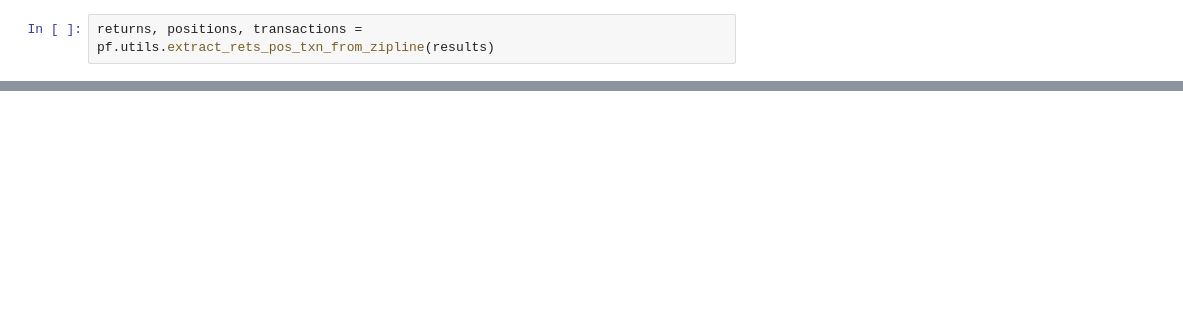
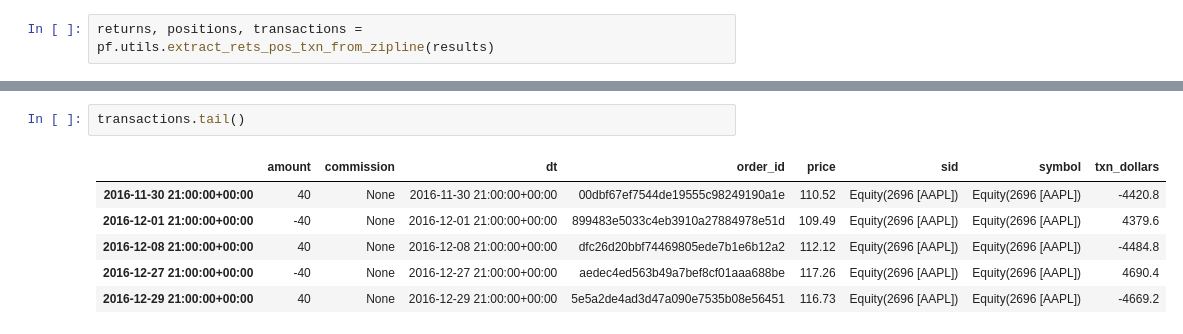
Before and after one commit to minimalgeek/DeepLearning, a Jupyter notebook: Stock/zipline/notebooks/02_strategy.ipynb, the cells around one changed output, grey strips where cells are left out. Cells and saved outputs as stored; diff of their text form; blank space fills up the shorter version.

```diff
--- a/Stock/zipline/notebooks/02_strategy.ipynb
+++ b/Stock/zipline/notebooks/02_strategy.ipynb
@@ -77,3 +75,12 @@ returns, positions, transactions = pf.utils.extract_rets_pos_txn_from_zipline(re
+# %%
+transactions.tail()
+# %% [output]
+|  | amount | commission | dt | order_id | price | sid | symbol | txn_dollars |
+| 2016-11-30 21:00:00+00:00 | 40 | None | 2016-11-30 21:00:00+00:00 | 00dbf67ef7544de19555c98249190a1e | 110.52 | Equity(2696 [AAPL]) | Equity(2696 [AAPL]) | -4420.8 |
+| 2016-12-01 21:00:00+00:00 | -40 | None | 2016-12-01 21:00:00+00:00 | 899483e5033c4eb3910a27884978e51d | 109.49 | Equity(2696 [AAPL]) | Equity(2696 [AAPL]) | 4379.6 |
+| 2016-12-08 21:00:00+00:00 | 40 | None | 2016-12-08 21:00:00+00:00 | dfc26d20bbf74469805ede7b1e6b12a2 | 112.12 | Equity(2696 [AAPL]) | Equity(2696 [AAPL]) | -4484.8 |
+| 2016-12-27 21:00:00+00:00 | -40 | None | 2016-12-27 21:00:00+00:00 | aedec4ed563b49a7bef8cf01aaa688be | 117.26 | Equity(2696 [AAPL]) | Equity(2696 [AAPL]) | 4690.4 |
+| 2016-12-29 21:00:00+00:00 | 40 | None | 2016-12-29 21:00:00+00:00 | 5e5a2de4ad3d47a090e7535b08e56451 | 116.73 | Equity(2696 [AAPL]) | Equity(2696 [AAPL]) | -4669.2 |
 # %%
 pf.create_full_tear_sheet(returns, positions, transactions)
 # %% [output]
```
Also changed, not shown: parts of 12 cells of this notebook, 3 other files.
